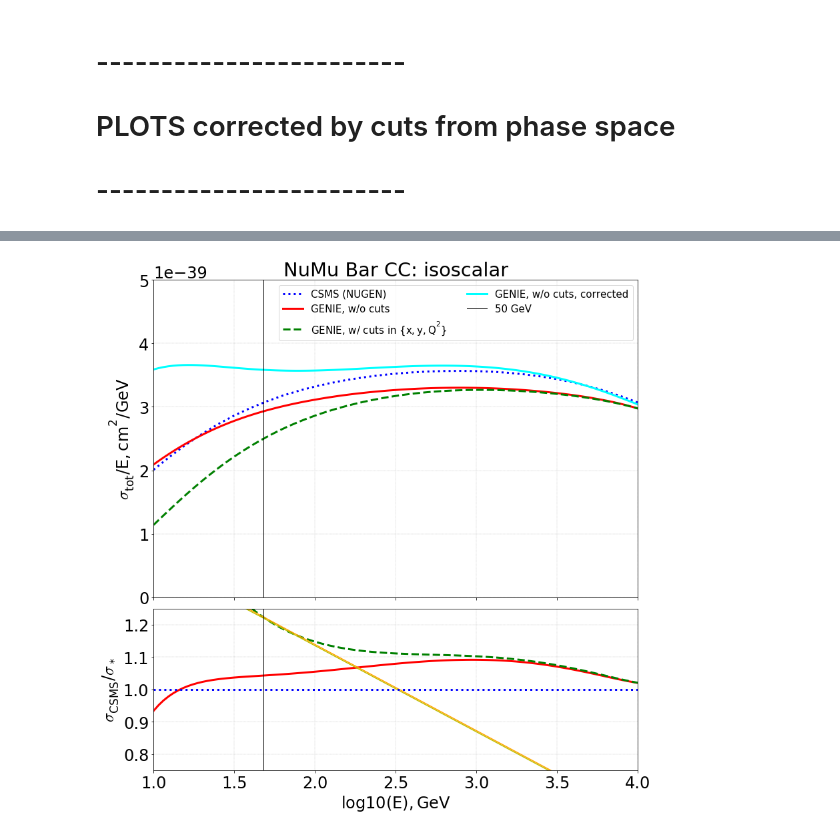
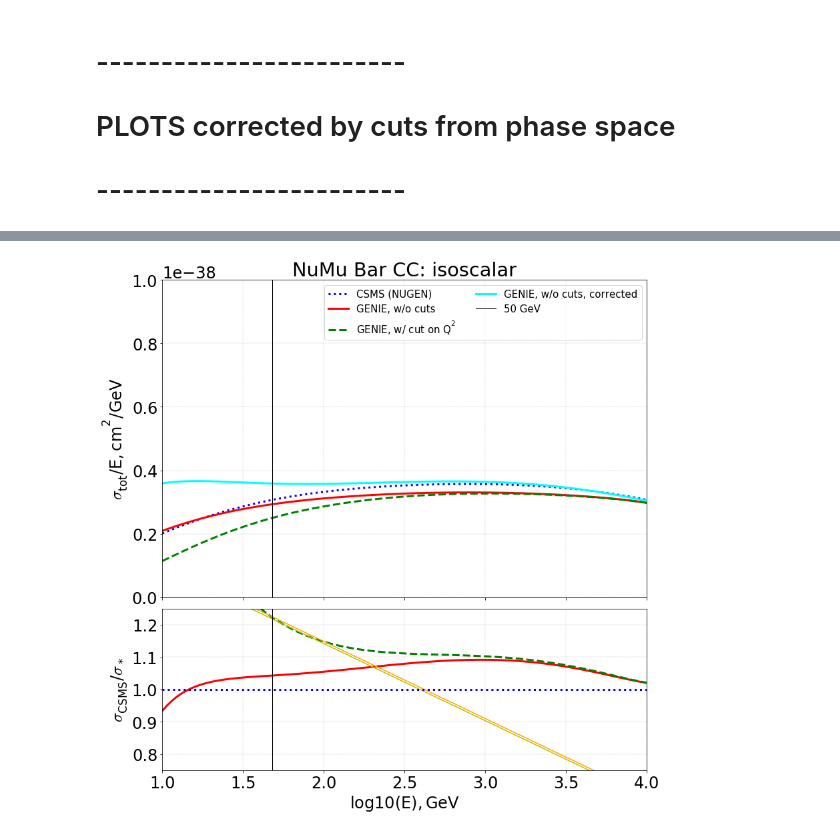
Before and after one commit to marialiubarska/DISxsec-GENIE-CSMS, a Jupyter notebook: notebooks/corrections/tot_xsec/tot_xsec_iso_save_corrections.ipynb, the cells around one changed output, grey strips where cells are left out. Cells and saved outputs as stored; diff of their text form; code cells hidden in the pictures.

Commit message:
added tot xsec corrections calc

```diff
--- a/notebooks/corrections/tot_xsec/tot_xsec_iso_save_corrections.ipynb
+++ b/notebooks/corrections/tot_xsec/tot_xsec_iso_save_corrections.ipynb
@@ -31,7 +31,10 @@ ice_dens = 1.#  0.93 # g/cm^3
 
 global_path_p = '../../../files/tot_xsec/xsec_quick_start/protons/'
 global_path_n = '../../../files/tot_xsec/xsec_quick_start/neutrons/'
-files_save_path = '../../../files/tot_xsec/'
+files_save_path = '../../../files/tot_xsec/tot_xsec_corrections/isoscalar/'
+plots_save_path = '../../../plots/corrections/tot_xsec/'
+
+pth_cuts = '../../../files/tot_xsec/ratios_Q2cut/'
 # %% [markdown]
 # read .npy files - quick start
 # %%
@@ -66,10 +53,6 @@ xsec_E_nugen_n = n_v['xsec_per_E']
 # %%
-g_i = np.load(global_path_p+'genie_ind.npy')[0]
-h_i = np.load(global_path_p+'hedis_ind.npy')[0]
-
-g_v = np.load(global_path_p+'genie_totxsec_vars.npy')[0]
-h_v = np.load(global_path_p+'hedis_totxsec_vars.npy')[0]
-n_v = np.load(global_path_p+'nugen_csms_totxsec_vars.npy')[0]
+g_i = np.load(global_path_p+'genie_ind_p.npy')[0]
+g_v = np.load(global_path_p+'genie_totxsec_vars_p.npy')[0]
 
 #~~~~
 
@@ -78,20 +61,8 @@ ind_NuMu_NC_p = g_i['NuMu_NC_O_p']
 ind_NuMu_Bar_CC_p = g_i['NuMu_Bar_CC_O_p']
 ind_NuMu_Bar_NC_p = g_i['NuMu_Bar_NC_O_p']
 
-ind_hedis_NuMu_CC_p = h_i['NuMu_CC_p']
-ind_hedis_NuMu_NC_p = h_i['NuMu_NC_p']
-ind_hedis_NuMu_Bar_CC_p = h_i['NuMu_Bar_CC_p']
-ind_hedis_NuMu_Bar_NC_p = h_i['NuMu_Bar_NC_p']
-
-
 lgE_genie_p = g_v['lgE']
 xsec_E_genie_p = g_v['xsec_per_E']
-
-lgE_hedis_p = h_v['lgE']
-xsec_E_hedis_p = h_v['xsec_per_E']
-
-lgE_nugen_p = n_v['lgE']
-xsec_E_nugen_p = n_v['xsec_per_E']
 # %% [markdown]
 # read xsec from .dat files
 # %%
@@ -307,7 +191,7 @@ def plot_xsec_corr(il_genie_p=ind_NuMu_CC_p, il_genie_n=ind_NuMu_CC_n,
     sum_fit_iso_cuts = (sum_fit_p*fit_xyQ2_p+sum_fit_n*fit_xyQ2_n)/2.
 
     ax.plot(comm_x, sum_fit_iso_cuts, '--', c='g', lw=3,
-            label=r'GENIE, w/ cuts in {$\mathrm{x,y,Q^2}$}')
+            label=r'GENIE, w/ cut on $\mathrm{Q^2}$')
 
     f = np.polyfit(comm_x, fit_dat_csms/sum_fit_iso_cuts, 7)
     f_v = np.polyval(f, comm_x)
@@ -377,2 +258,0 @@ save_pth = '/home/maria/IceCube/crosssections/fig_latex/total_xsec/pres_update_o
-# %%
-pth_cuts = '/home/maria/IceCube/crosssections/Genie_vs_NuGen/param_sp_check/'
@@ -402,19 +274,13 @@ np.save('interp/1GeV_interp_NuMu_CC_iso.npy',
 # %%
-fitpar_dict_p = np.load(pth_cuts+
-    '1GeV_low_en_number_of_ev_ratios_fits_after_x_y_Q2_cuts_NuMu_Bar_CC_p.npy')[0]
-
-fitpar_dict_n = np.load(pth_cuts+
-    '1GeV_low_en_number_of_ev_ratios_fits_after_x_y_Q2_cuts_NuMu_Bar_CC_n.npy')[0]
-
-cut_xyQ2_p = fitpar_dict_p['xyQ2']
-cut_xyQ2_n = fitpar_dict_n['xyQ2']
+cut_xyQ2_p = np.load(os.path.join(pth_cuts,'ratio_Q2cut_NuMu_Bar_CC_protons.npy'))
+cut_xyQ2_n = np.load(os.path.join(pth_cuts+'ratio_Q2cut_NuMu_Bar_CC_neutrons.npy'))
 
 f, c, l = plot_xsec_corr(il_genie_p=ind_NuMu_Bar_CC_p, il_genie_n=ind_NuMu_Bar_CC_n,
                       key_csms = 'total_nubar_CC_iso_NLO_HERAPDF1.5NLO_EIG',
-                      title = 'NuMu Bar CC', y_r=[0.,0.5e-38],
-                      linfit_max_lgE = 1.9)
+                      title = 'NuMu Bar CC', save_name = 'NuMu_Bar_CC',
+                      linfit_max_lgE = 2.)
 
-np.save('interp/1GeV_interp_NuMu_Bar_CC_iso.npy',
+np.save(os.path.join(files_save_path, '1GeV_interp_NuMu_Bar_CC_iso.npy'),
         [{'poly_coef':f, 'lgE_min':1.68, 'lgEmax':4., 'c':c, 'linear':l}])
 # %% [output]
 22 1.6666666666666667
@@ -422,2 +288,2 @@ np.save('interp/1GeV_interp_NuMu_Bar_CC_iso.npy',
-[figure, old version]
+[figure, new version]
 # %%
```
Also changed, not shown: parts of 57 cells of this notebook, 7 other files.
